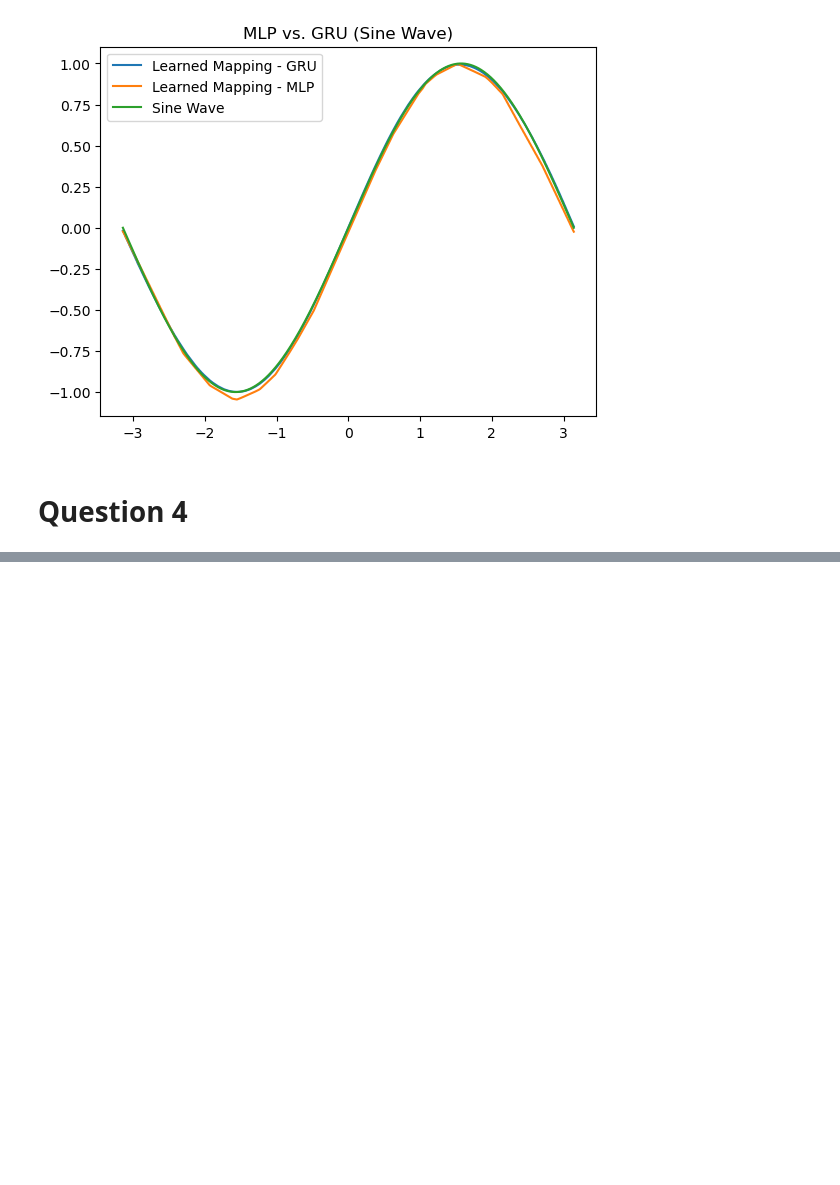
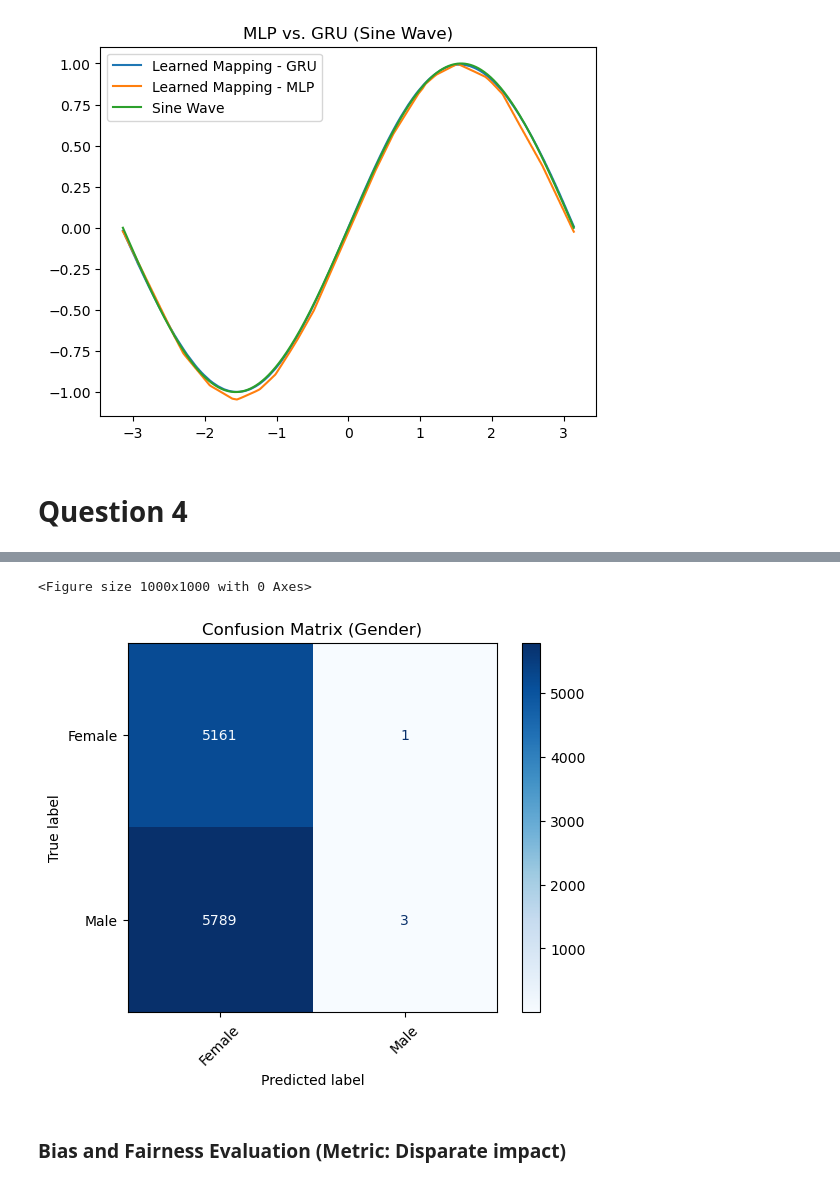
Before and after one commit to samswain2/MSiA-SQ, a Jupyter notebook: MSiA 432/01_homeworks/03_hw/03_hw.ipynb, the cells around one changed output, grey strips where cells are left out. Saved outputs shown, nothing was run; the diff lists cells and outputs as text; code cells hidden in the pictures; blank space fills up the shorter version.

```diff
--- a/MSiA 432/01_homeworks/03_hw/03_hw.ipynb
+++ b/MSiA 432/01_homeworks/03_hw/03_hw.ipynb
@@ -831,0 +861,10 @@ print(f"F1 Score: {f1}")
+# %%
+# Training paramaters
+fair_face_hyperparams = {
+    "input_shape": (100, 100, 3),
+    "optimizer": "adam",
+    "loss": "binary_crossentropy",
+    "metrics": ["accuracy"],
+    "epochs": 25,
+    "regs": (0.00001, 0.00001)
+}
@@ -831,0 +924,10 @@ print(f"F1 Score: {f1}")
+# %%
+# Train CNN from scratch
+history = model.fit(
+    train_generator,
+    steps_per_epoch=train_generator.n // train_generator.batch_size,
+    epochs=fair_face_hyperparams["epochs"],
+    validation_data=val_generator,
+    validation_steps=val_generator.n // val_generator.batch_size,
+    verbose = 1
+)
@@ -831,0 +939,6 @@ print(f"F1 Score: {f1}")
+# %%
+# Get the true labels
+true_labels = val_generator.classes
+
+# Predict probabilities for each class
+predictions_prob = model.predict(val_generator)
@@ -831,0 +947,19 @@ print(f"F1 Score: {f1}")
+# %%
+# Get the class with highest probability for each sample
+predicted_labels = np.argmax(predictions_prob, axis=1)
+
+# Generate the confusion matrix
+cm = confusion_matrix(true_labels, predicted_labels)
+# %%
+# Display the confusion matrix
+disp = ConfusionMatrixDisplay(confusion_matrix=cm, display_labels=val_generator.class_indices.keys())
+plt.figure(figsize=(10,10))
+disp.plot(cmap=plt.cm.Blues)
+plt.title("Confusion Matrix (Gender)")
+plt.xticks(rotation=45)
+plt.show()
+# %% [output]
+<Figure size 1000x1000 with 0 Axes>
+[figure, added]
+# %% [markdown]
+### Bias and Fairness Evaluation (Metric: Disparate impact)
```
Also changed, not shown: parts of 26 cells of this notebook.
